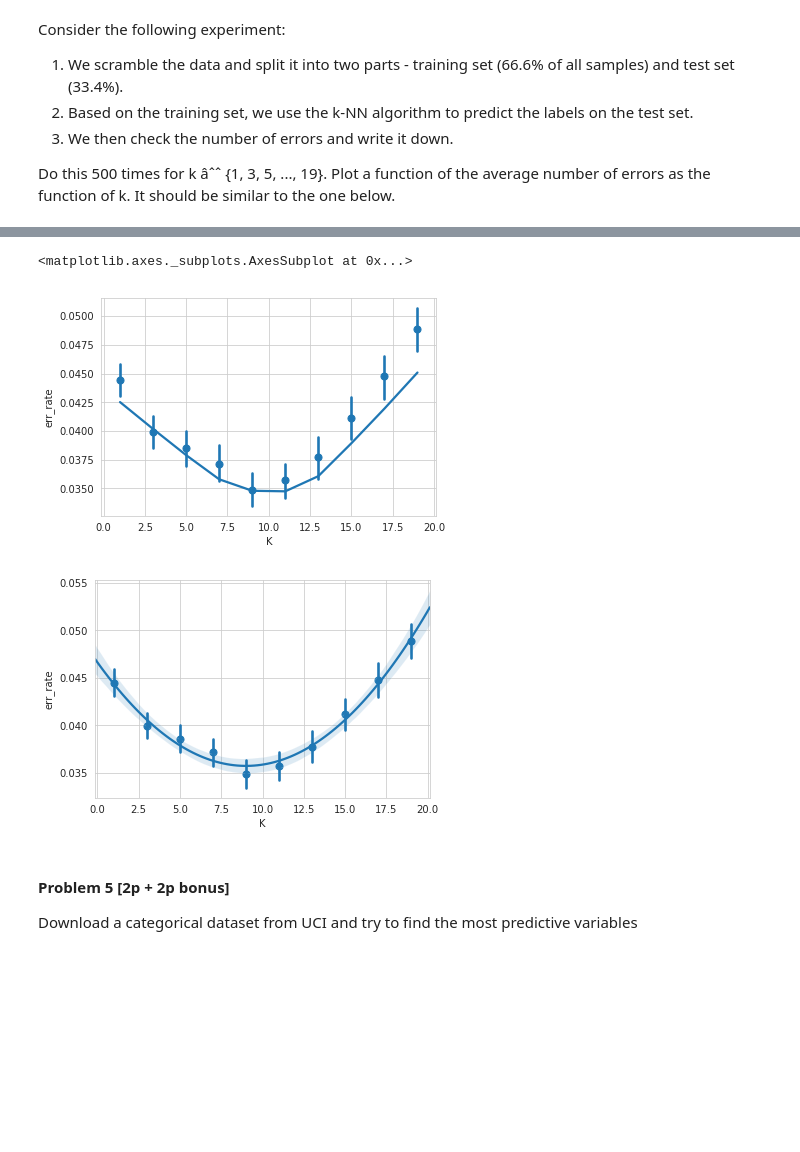
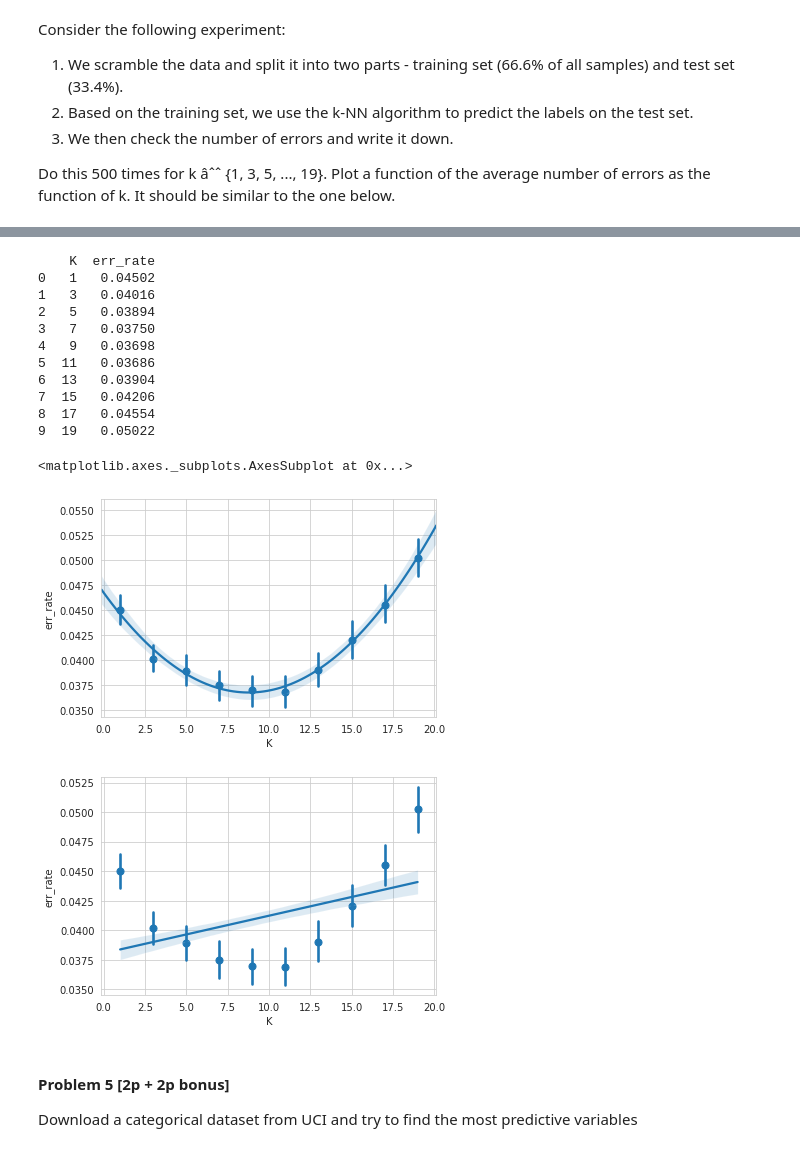
Before and after one commit to Asgavar/studia, a Jupyter notebook: semestr_5_zima_2019_20/ml/Assignment1.ipynb, the cells around one changed output, grey strips where cells are left out. Cells and saved outputs as stored; diff of their text form; code cells hidden in the pictures; blank space fills up the shorter version.

```diff
--- a/semestr_5_zima_2019_20/ml/Assignment1.ipynb
+++ b/semestr_5_zima_2019_20/ml/Assignment1.ipynb
@@ -467,16 +466,21 @@ decision boundary
 iris_x = np.array(iris_df[['petal_length', 'petal_width']])
 iris_y = np.array(iris_df['target'])
 
-
-mesh_x, mesh_y = np.meshgrid(...)
+mesh_x, mesh_y = np.meshgrid(iris_x, iris_y)
+#plt.plot(mesh_x, mesh_y, marker='.', color='k')
 
 #use np.unique with suitable options to map the class names to numbers
-target_names, iris_y_ids = np.unique(...)
+target_names, iris_y_ids = np.unique(iris_y, return_inverse=True)
+print(target_names)
+print(iris_y_ids)
 
 mesh_data = np.hstack([mesh_x.reshape(-1, 1), mesh_y.reshape(-1, 1)])
 
+# TODO
 preds = KNN(iris_x, iris_y_ids, mesh_data, [1, 3, 5, 7])
 for k, preds_k in preds.items():
+    print(k)
+    print(preds_k)
     plt.figure()
     plt.title(f"Decision boundary for k={k}")
     plt.contourf(...)
@@ -495,44 +502,59 @@ Consider the following experiment:
 
 Do this 500 times for k âˆˆ {1, 3, 5, ..., 19}. Plot a function of the average number of errors as the function of k. It should be similar to the one below.
 # %%
-#TODO: write a function to compute error rates
 def err_rates(preds, test_Y):
     ret = {}
     for k, preds_k in  preds.items():
-        # TODO: fill in error count computation
-        ret[k] =
+        ret[k] = sum([
+            1 if preds_k[idx] != test_Y[idx] else 0 for idx in range(len(preds_k))
+        ]) / len(preds_k)
     return ret
 # %%
 iris_x = np.array(iris_df[['sepal_length', 'sepal_width', 'petal_length', 'petal_width']])
 iris_y = np.array(iris_df['target'])
 
 ks = range(1, 20, 2)
 results = []
 
-for _rep in tqdm_notebook(range(1000)):
-    #TODO
+for _rep in tqdm_notebook(range(1000)):  # TODO 1_000
     # Use np.split and np.permutation to get training and testing indices
-    train_idx, test_idx = np.split(...)
+    how_many = iris_x.shape[0]
+    train_idx, test_idx = np.split(np.random.permutation(how_many), (round(how_many * 2/3),))
 
-    #TODO: apply your kNN classifier to data subset
-    preds = KNN(...)
+    preds = KNN(iris_x[train_idx], iris_y[train_idx], iris_x[test_idx], ks)
     errs = err_rates(preds, iris_y[test_idx])
 
     for k, errs_k in errs.items():
         results.append({'K':k, 'err_rate': errs_k})
 
 # results_df will be a data_frame in long format
 results_df = pd.DataFrame(results)
+averaged_results = results_df.groupby('K', as_index=False).mean()
+print(averaged_results)
 
 plt.figure()
-sns.regplot(...)
+sns.regplot(
+    'K', 'err_rate', data=results_df, x_bins=10, order=2, fit_reg=True)
+
 plt.figure()
-sns.regplot(...)
+sns.regplot(
+    'K', 'err_rate', data=results_df, fit_reg=True, x_bins=10, order=1, truncate=True)
 # %% [output]
 [interactive output not drawn]
-<matplotlib.axes._subplots.AxesSubplot at 0x...>
+    K  err_rate
+0   1   0.04502
+1   3   0.04016
+2   5   0.03894
+3   7   0.03750
+4   9   0.03698
+5  11   0.03686
+6  13   0.03904
+7  15   0.04206
+8  17   0.04554
+9  19   0.05022
+<matplotlib.axes._subplots.AxesSubplot at 0x...>
-[figure, old version]
+[figure, new version]
-[figure, old version]
+[figure, new version]
 # %% [markdown]
 #### Problem 5 [2p + 2p bonus]
 
```
Also changed, not shown: parts of 12 cells of this notebook.
